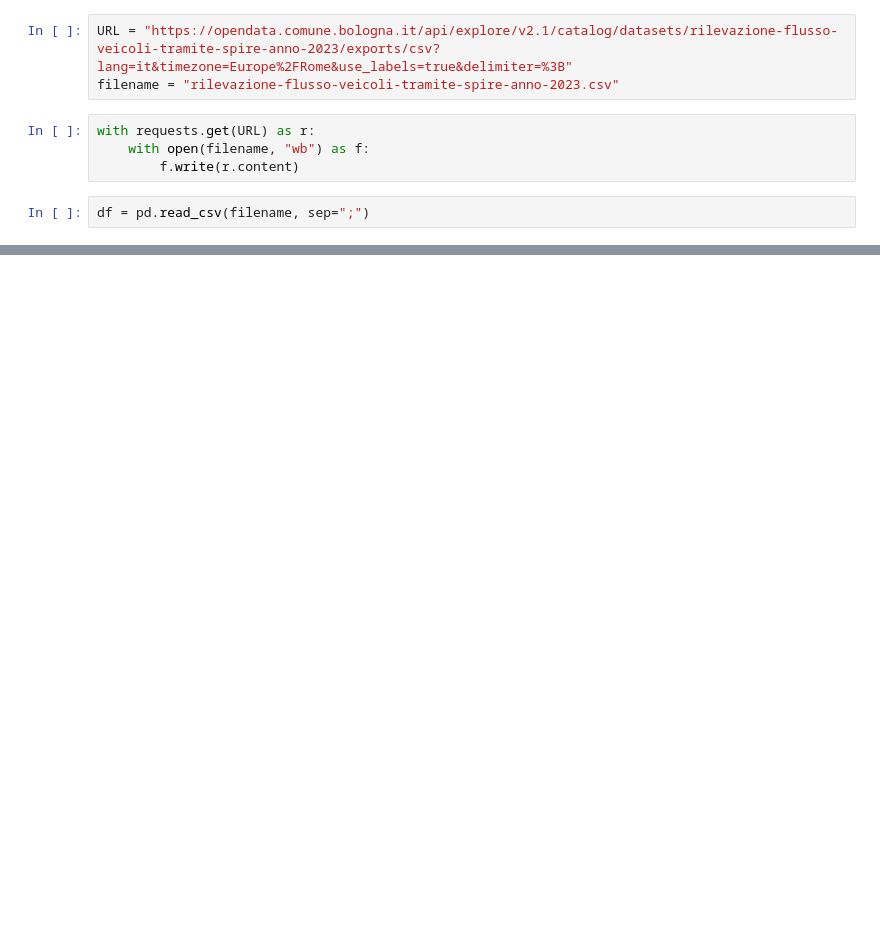
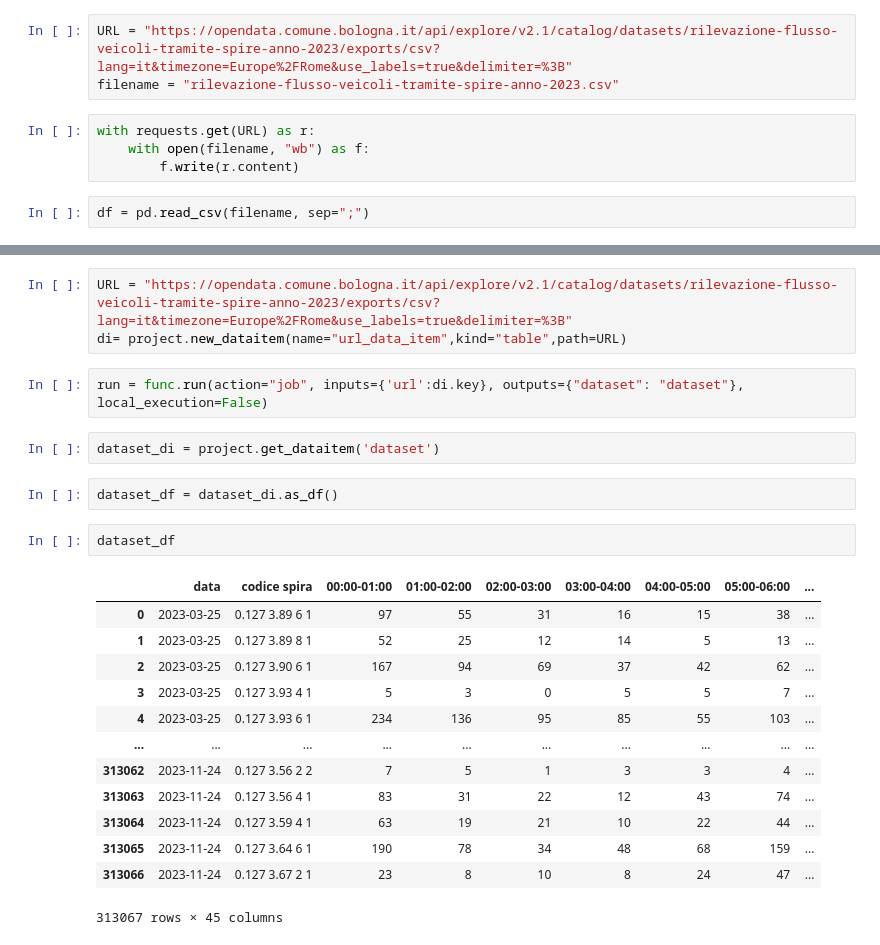
Before and after one commit to scc-digitalhub/digitalhub-tutorials, a Jupyter notebook: s1_etl/notebook-demo_etl.ipynb, the cells around one changed output, grey strips where cells are left out. Cells and saved outputs as stored; diff of their text form; blank space fills up the shorter version.

```diff
--- a/s1_etl/notebook-demo_etl.ipynb
+++ b/s1_etl/notebook-demo_etl.ipynb
@@ -21,0 +61,25 @@ df = pd.read_csv(filename, sep=";")
+# %%
+URL = "https://opendata.comune.bologna.it/api/explore/v2.1/catalog/datasets/rilevazione-flusso-veicoli-tramite-spire-anno-2023/exports/csv?lang=it&timezone=Europe%2FRome&use_labels=true&delimiter=%3B"
+di= project.new_dataitem(name="url_data_item",kind="table",path=URL)
+# %%
+run = func.run(action="job", inputs={'url':di.key}, outputs={"dataset": "dataset"}, local_execution=False)
+# %%
+dataset_di = project.get_dataitem('dataset')
+# %%
+dataset_df = dataset_di.as_df()
+# %%
+dataset_df
+# %% [output]
+|  | data | codice spira | 00:00-01:00 | 01:00-02:00 | 02:00-03:00 | 03:00-04:00 | 04:00-05:00 | 05:00-06:00 | ... |
+| 0 | 2023-03-25 | 0.127 3.89 6 1 | 97 | 55 | 31 | 16 | 15 | 38 | ... |
+| 1 | 2023-03-25 | 0.127 3.89 8 1 | 52 | 25 | 12 | 14 | 5 | 13 | ... |
+| 2 | 2023-03-25 | 0.127 3.90 6 1 | 167 | 94 | 69 | 37 | 42 | 62 | ... |
+| 3 | 2023-03-25 | 0.127 3.93 4 1 | 5 | 3 | 0 | 5 | 5 | 7 | ... |
+| 4 | 2023-03-25 | 0.127 3.93 6 1 | 234 | 136 | 95 | 85 | 55 | 103 | ... |
+| ... | ... | ... | ... | ... | ... | ... | ... | ... | ... |
+| 313062 | 2023-11-24 | 0.127 3.56 2 2 | 7 | 5 | 1 | 3 | 3 | 4 | ... |
+| 313063 | 2023-11-24 | 0.127 3.56 4 1 | 83 | 31 | 22 | 12 | 43 | 74 | ... |
+| 313064 | 2023-11-24 | 0.127 3.59 4 1 | 63 | 19 | 21 | 10 | 22 | 44 | ... |
+| 313065 | 2023-11-24 | 0.127 3.64 6 1 | 190 | 78 | 34 | 48 | 68 | 159 | ... |
+| 313066 | 2023-11-24 | 0.127 3.67 2 1 | 23 | 8 | 10 | 8 | 24 | 47 | ... |
+313067 rows × 45 columns
```
Also changed, not shown: parts of 25 cells of this notebook, 1 other file.
